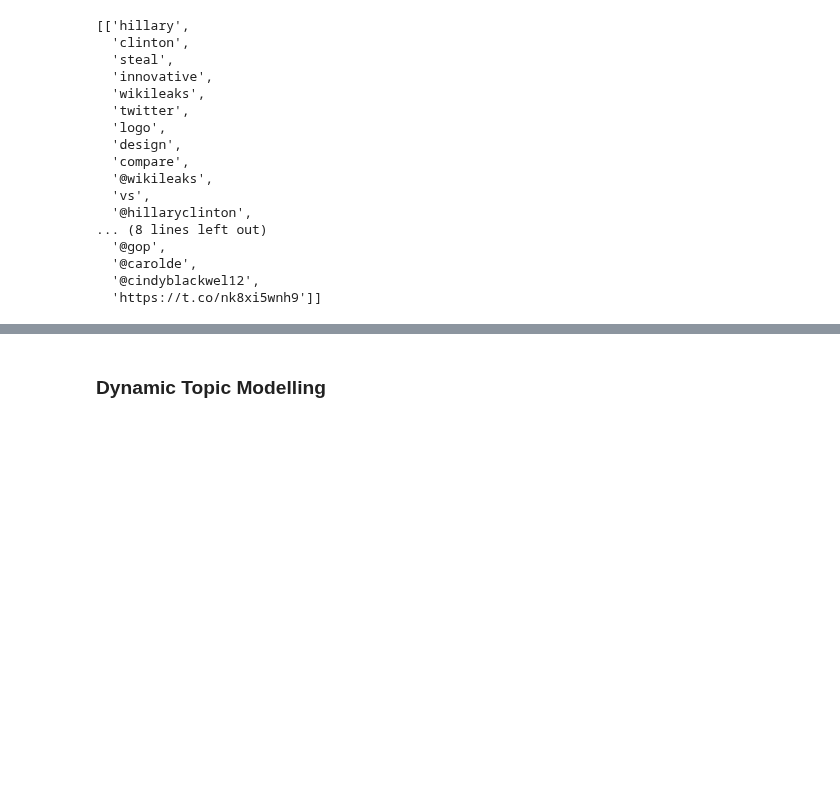
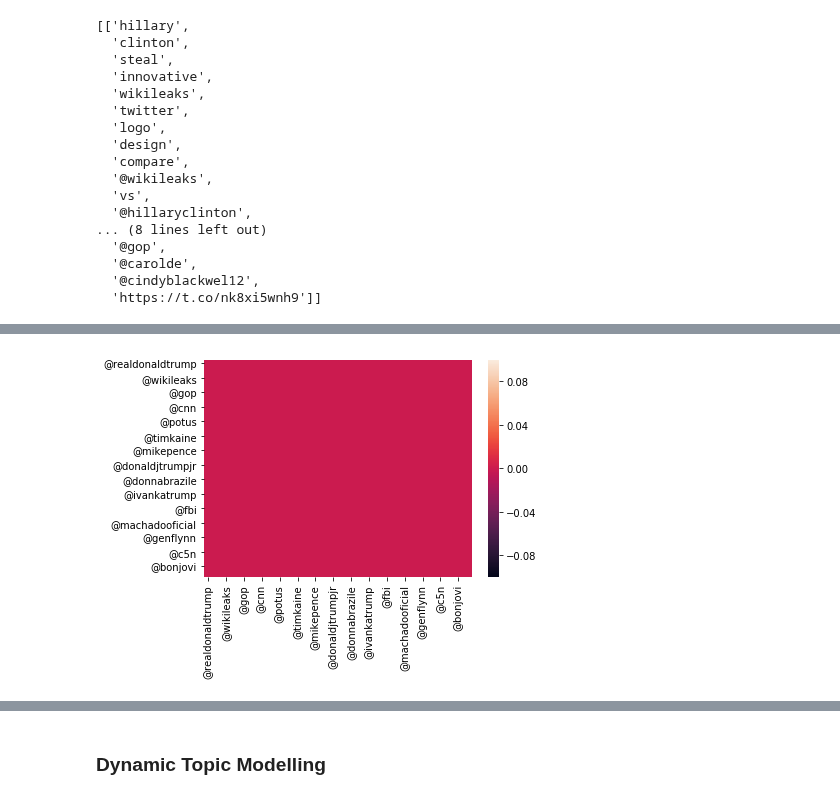
Before and after one commit to rkcatipon/Content-Analysis-2020, a Jupyter notebook: week-6/6-HW-Response.ipynb, the cells around one changed output, grey strips where cells are left out. Cells and saved outputs as stored; diff of their text form; code cells hidden in the pictures; blank space fills up the shorter version.

```diff
--- a/week-6/6-HW-Response.ipynb
+++ b/week-6/6-HW-Response.ipynb
@@ -914,0 +959,7 @@ all_texts[0:3]
+# %%
+# generating lda topics for the network
+
+tweet_net_lda = gensim.models.ldamodel.LdaModel(corpus=tweet_net_corpus,
+                                                id2word=dictionary, num_topics=10, alpha='auto', eta='auto')
+
+tweet_net_lda.show_topics()
@@ -914,0 +989,8 @@ all_texts[0:3]
+# %%
+# topc distributions for each character
+for mention in mentions_network.nodes():
+    mention_all_words = []
+    for sent in mentions_network.nodes[mention]['words']:
+        for word in sent:
+            mention_all_words += word
+    mentions_network.nodes[mention]['topic_distribution'] = tweet_net_lda[dictionary.doc2bow(lucem_illud_2020.normalizeTokens(mention_all_words))]
@@ -914,0 +1021,29 @@ all_texts[0:3]
+# %%
+# divergence mapping
+from gensim.matutils import kullback_leibler
+
+def convert_to_prob(bow):
+    ps = []
+    for topic_no, topic_prob in bow:
+        ps.append(topic_prob)
+    return ps
+# %%
+L = []
+for mention_1 in mentions_network.nodes():
+    p = mentions_network.nodes[mention_1]['topic_distribution']
+    p = convert_to_prob(p)
+    l = []
+    for mention_2 in mentions_network.nodes():
+        q = mentions_network.nodes[mention_2]['topic_distribution']
+        q = convert_to_prob(q)
+        l.append(kullback_leibler(p, q))
+    L.append(l)
+M = np.array(L)
+# %%
+fig = plt.figure()
+x = list(mentions_network.nodes())
+div = pandas.DataFrame(M, columns = x, index = x)
+ax = sns.heatmap(div)
+plt.show()
+# %% [output]
+[figure, added]
```
Also changed, not shown: parts of 16 cells of this notebook.
